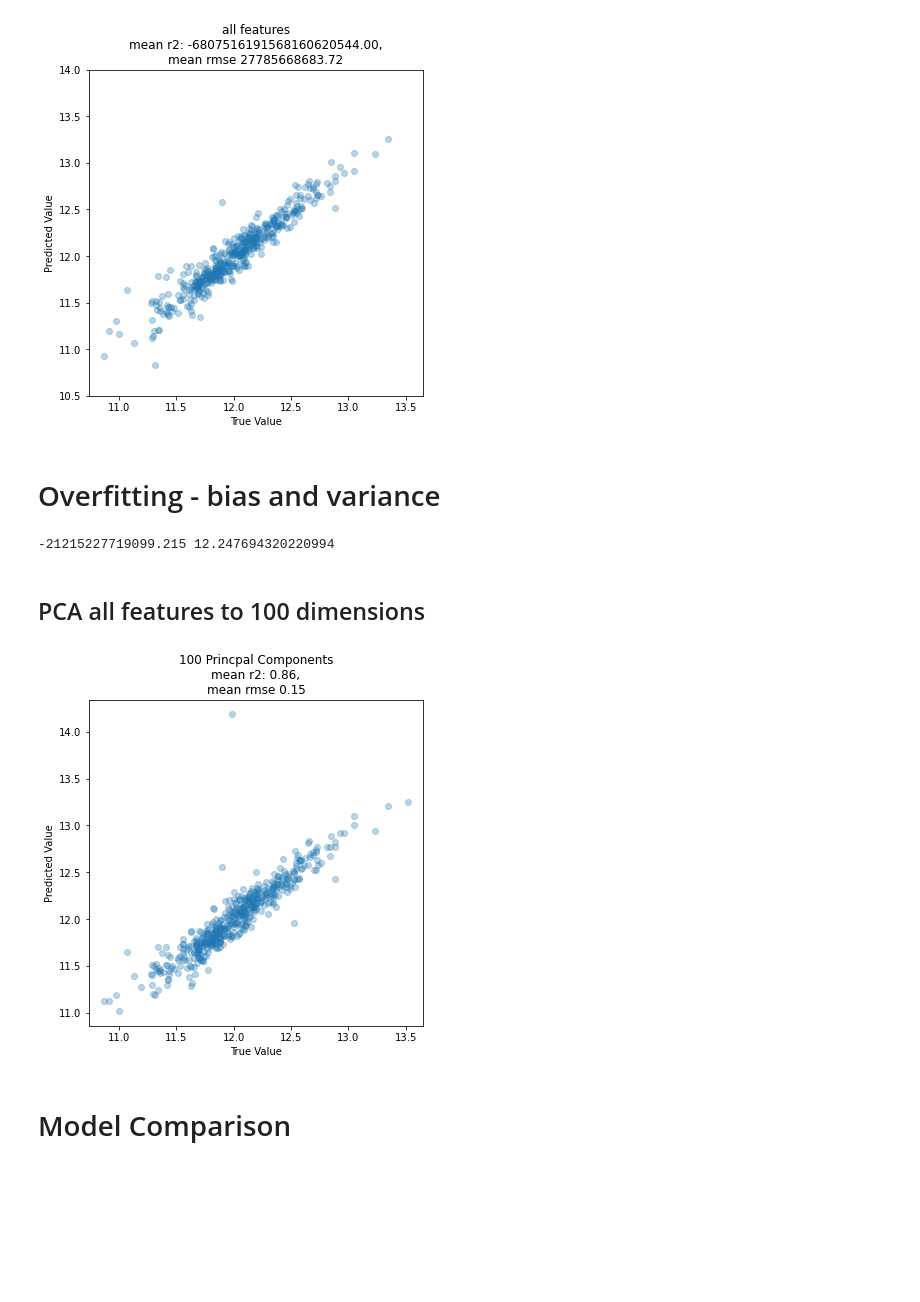
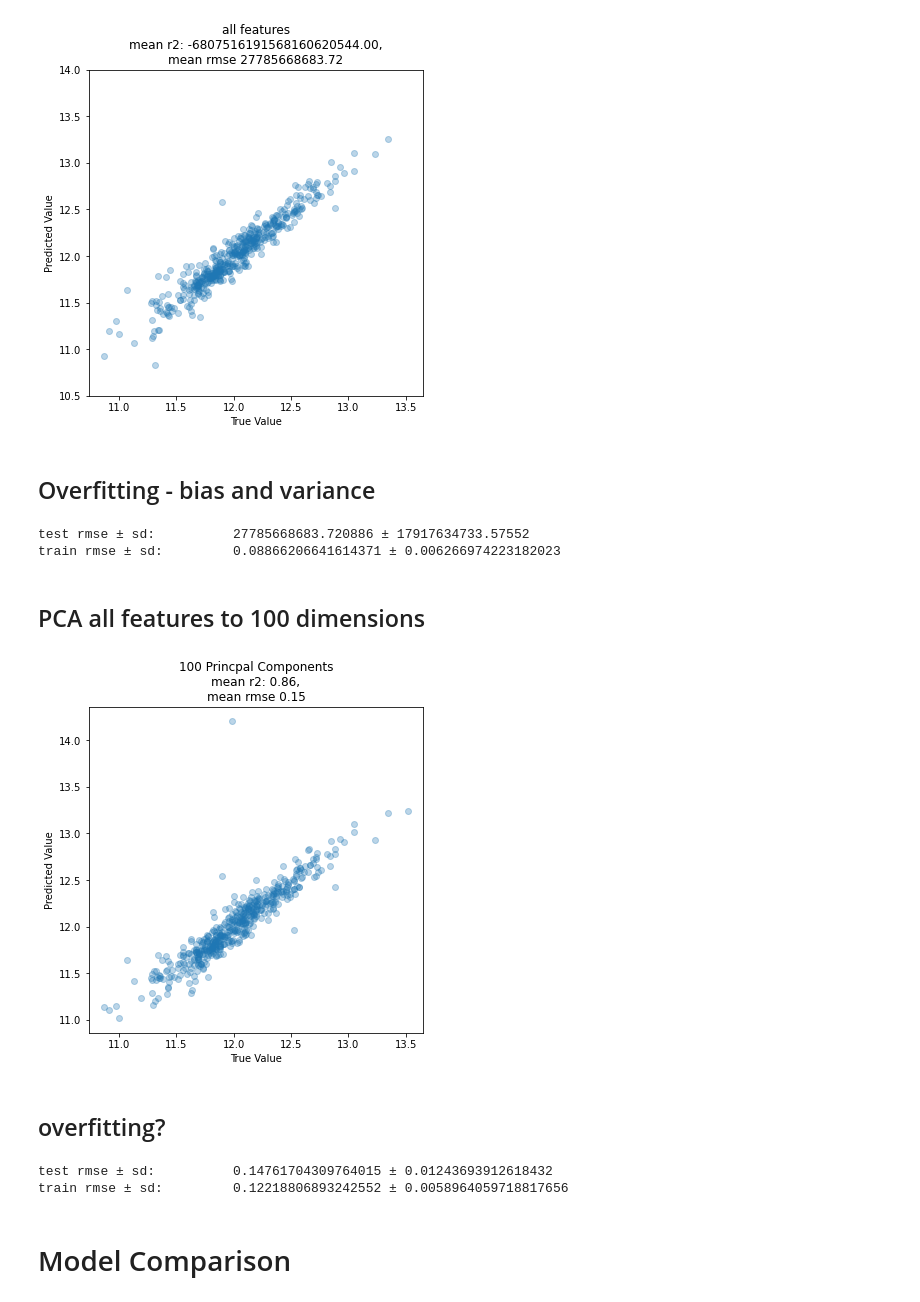
Before and after one commit to carpentries-incubator/high-dimensional-analysis-in-python, a Jupyter notebook: code/07-c-Multivariate_Regression_with_PCA.ipynb, the cells around one changed output. Cells and saved outputs as stored; diff of their text form; code cells hidden in the pictures; blank space fills up the shorter version.

Commit message:
updated high dim data prep and PCA lesson one

```diff
--- a/code/07-c-Multivariate_Regression_with_PCA.ipynb
+++ b/code/07-c-Multivariate_Regression_with_PCA.ipynb
@@ -393,6 +393,7 @@ def run_linear_regression_with_kf(features: pd.DataFrame, labels: pd.Series,
     kf = KFold(n_splits=n_splits)
     r2s = np.zeros(n_splits)
     rmses = np.zeros(n_splits)
+    train_rmses = np.zeros(n_splits)
 
     # fit model for each split/fold
     for i, (train_idx, test_idx) in enumerate(kf.split(X=features, y=labels)):
@@ -421,11 +422,15 @@ def run_linear_regression_with_kf(features: pd.DataFrame, labels: pd.Series,
         y_pred = regr.predict(X_test)
         r2s[i] = r2_score(y_test, y_pred)
         rmses[i] = sqrt(mean_squared_error(y_test, y_pred))
+        y_pred_train = regr.predict(X_train)
+        train_rmses[i] = sqrt(mean_squared_error(y_train, y_pred_train))
 
     r2_mean = r2s.mean()
     r2_sd = r2s.std()
     rmse_mean = rmses.mean()
     rmse_sd = rmses.std()
+    train_rmse_mean = train_rmses.mean()
+    train_rmse_sd = train_rmses.std()
 
     # plot y_true vs y_pred
     fig, ax = plt.subplots(1, 1, figsize=(6, 6))
@@ -438,10 +443,11 @@ def run_linear_regression_with_kf(features: pd.DataFrame, labels: pd.Series,
     ax.set_xlabel('True Value')
     ax.set_ylabel('Predicted Value')
     stats = (r2_mean, rmse_mean, r2_sd, rmse_sd)
+    train_test_errors = (rmse_mean, rmse_sd, train_rmse_mean, train_rmse_sd)
     model_data_and_pred = (regr, X_train, y_train, X_test, y_test, y_pred)
     fig_and_ax = (fig, ax)
 
-    return stats, model_data_and_pred, fig_and_ax
+    return stats, train_test_errors, model_data_and_pred, fig_and_ax
 # %% [markdown]
 ## fit a linear model with all features
 # %%
@@ -452,7 +458,7 @@ all_stats = {}
 # %%
 #r2_mean, rmse_mean, r2_sd, rmse_sd, regr, fig, ax =
 plt.ion()
-stats, model_data_and_pred, fig_n_ax = run_linear_regression_with_kf(features=features, labels=target, n_splits=n_splits, title='all features')
+stats, train_test_errors, model_data_and_pred, fig_and_ax = run_linear_regression_with_kf(features=features, labels=target, n_splits=n_splits, title='all features')
 all_stats['all'] = stats
 # %% [output]
 [figure]
@@ -470,27 +474,37 @@ fig
 # %% [markdown]
-# Overfitting - bias and variance
+## Overfitting - bias and variance
-# %%
-# model predict all vals in all data
-regr, X_train, y_train, X_test, y_test, y_pred = model_data_and_pred
-
-for pred_y, true_y in zip(regr.predict(features), target):
-    print(pred_y, true_y)
-    break
-# %% [output]
--21215227719099.215 12.247694320220994
+# %%
+# the model is overfit
+rmse_mean, rmse_sd, train_rmse_mean, train_rmse_sd = train_test_errors
+print(f'test rmse ± sd: \t {rmse_mean} ± {rmse_sd}')
+print(f'train rmse ± sd:\t {train_rmse_mean} ± {train_rmse_sd}')
+# %% [output]
+test rmse ± sd:          27785668683.720886 ± 17917634733.57552
+train rmse ± sd:         0.08866206641614371 ± 0.006266974223182023
 # %% [markdown]
 ## PCA all features to 100 dimensions
 # %%
 from sklearn.decomposition import PCA
 n_components = 100
 p = PCA(n_components=n_components )
 features_pca = p.fit_transform(features)
-stats_pca, model_data_and_pred_pca, fig_n_ax_pca = run_linear_regression_with_kf(features=features_pca, labels=target,
+stats, train_test_errors, model_data_and_pred, fig_and_ax = run_linear_regression_with_kf(features=features_pca, labels=target,
                                                 title=f'{n_components} Princpal Components', n_splits=n_splits)
 
 all_stats['all_pca'] = stats_pca
+# fewer dimensions - higher bias error?
 # %% [output]
-[figure, old version]
+[figure, new version]
+# %% [markdown]
+## overfitting?
+# %%
+# the model is NOT overfit
+rmse_mean, rmse_sd, train_rmse_mean, train_rmse_sd = train_test_errors
+print(f'test rmse ± sd: \t {rmse_mean} ± {rmse_sd}')
+print(f'train rmse ± sd:\t {train_rmse_mean} ± {train_rmse_sd}')
+# %% [output]
+test rmse ± sd:          0.14761704309764015 ± 0.01243693912618432
+train rmse ± sd:         0.12218806893242552 ± 0.0058964059718817656
 # %% [markdown]
 # Model Comparison
 # %%
```
Also changed, not shown: parts of 1 cell of this notebook, 1 other file.
